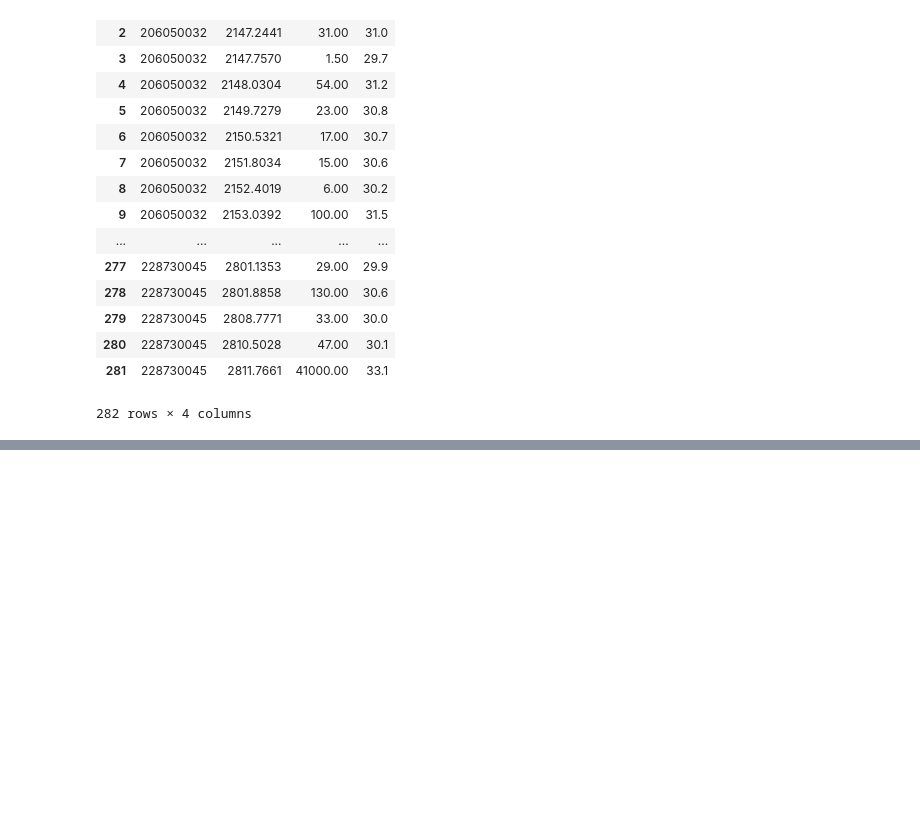
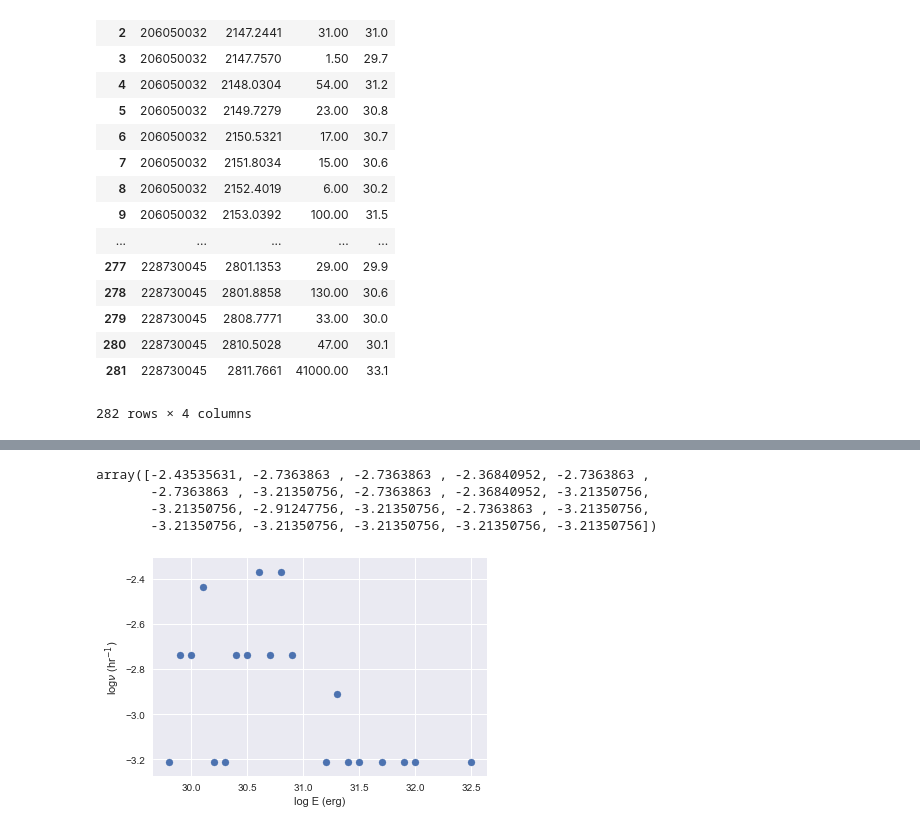
Before and after one commit to RileyWClarke/BiancoGroup, a Jupyter notebook: BiancoSummer2019.ipynb, the cells around one changed output, grey strips where cells are left out. Cells and saved outputs as stored; diff of their text form; code cells hidden in the pictures; blank space fills up the shorter version.

```diff
--- a/BiancoSummer2019.ipynb
+++ b/BiancoSummer2019.ipynb
@@ -382,0 +497,4 @@ EPIC 228730045:  Ks_2sampResult(statistic=0.0, pvalue=1.0)
+# %%
+tar1_days = tar1_t.max() - tar1_t.min()
+# %%
+tar1_hours = tar1_days * 24
@@ -382,0 +505,3 @@ EPIC 228730045:  Ks_2sampResult(statistic=0.0, pvalue=1.0)
+# %%
+flr_eng = list(c.keys())
+flr_eng
@@ -382,0 +529,16 @@ EPIC 228730045:  Ks_2sampResult(statistic=0.0, pvalue=1.0)
+# %%
+flr_freq = list(c.values())
+logflrfreq = np.log10(flr_cnts / tar1_hours)
+logflrfreq
+# %% [output]
+array([-2.43535631, -2.7363863 , -2.7363863 , -2.36840952, -2.7363863 ,
+       -2.7363863 , -3.21350756, -2.7363863 , -2.36840952, -3.21350756,
+       -3.21350756, -2.91247756, -3.21350756, -2.7363863 , -3.21350756,
+       -3.21350756, -3.21350756, -3.21350756, -3.21350756, -3.21350756])
+# %%
+plt.scatter(flr_eng,logflrfreq)
+plt.ylabel(r'log$\nu$ (hr$^{-1})$')
+plt.xlabel('log E (erg)')
+plt.savefig('Figures/ffd1.png')
+# %% [output]
+[figure, added]
```
Also changed, not shown: parts of 19 cells of this notebook, 6 other files.
